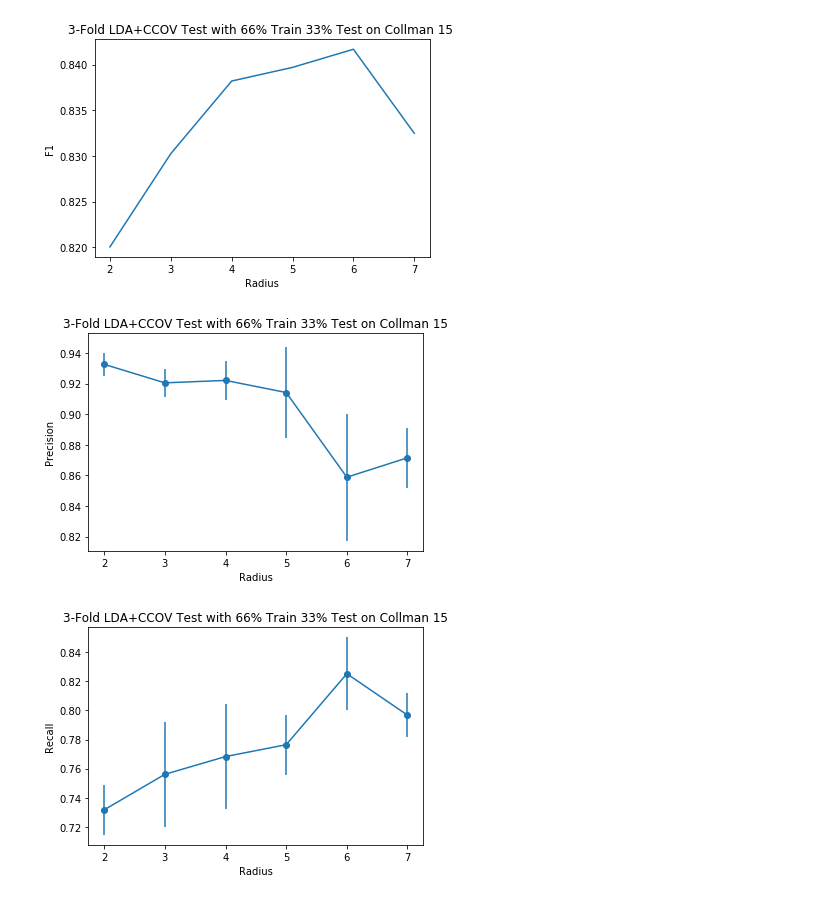
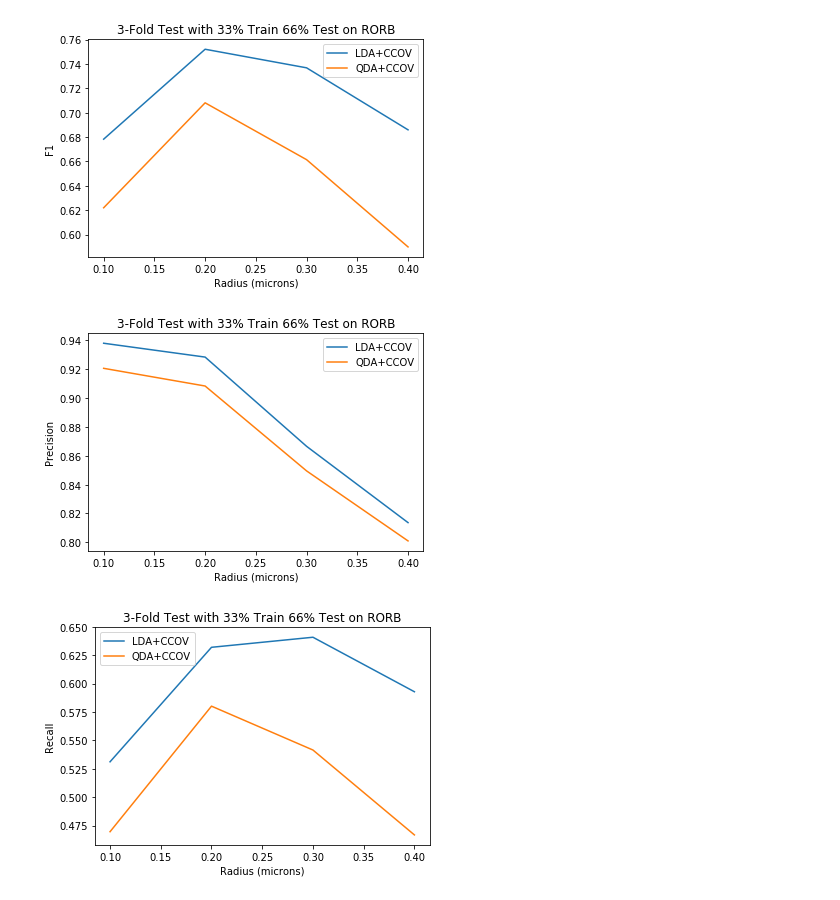
Before and after one commit to zainebrahim/nomads, a Jupyter notebook: source/bstadt/features/features.ipynb, the cells around one changed output. Drawn from its saved outputs; the diff is of its cells as text; code cells hidden in the pictures.

```diff
--- a/source/bstadt/features/features.ipynb
+++ b/source/bstadt/features/features.ipynb
@@ -57,13 +107,13 @@ def make_positive_feature_vector(train_idx, r):
     centroid = [int(np.mean(elem))\
                 for elem in np.where(label_annot == train_idx)]
     minz = max(int(centroid[0]-r/2), 0)
-    maxz = min(int(centroid[0]+r/2), 26)
+    maxz = min(int(centroid[0]+r/2), 39)
 
     miny = max(centroid[1]-r, 0)
-    maxy = min(centroid[1]+r, 173)
+    maxy = min(centroid[1]+r, 136)
 
     minx = max(centroid[2]-r, 0)
-    maxx = min(centroid[2]+r, 242)
+    maxx = min(centroid[2]+r, 168)
 
     cutout = feature_data[:, minz:maxz, miny:maxy, minx:maxx]
     feature_vector = [np.mean(cutout[i]) for i in range(feature_data.shape[0])]
@@ -74,13 +124,13 @@ def propose_negative_coordinates(r):
                           for elem in feature_data.shape[1:]]
 
     minz = max(int(centroid[0]-r/2), 0)
-    maxz = min(int(centroid[0]+r/2), 26)
+    maxz = min(int(centroid[0]+r/2), 39)
 
     miny = max(centroid[1]-r, 0)
-    maxy = min(centroid[1]+r, 173)
+    maxy = min(centroid[1]+r, 136)
 
     minx = max(centroid[2]-r, 0)
-    maxx = min(centroid[2]+r, 242)
+    maxx = min(centroid[2]+r, 168)
 
     return minz, maxz, miny, maxy, minx, maxx
 
@@ -166,13 +250,13 @@ def run_qda_sim(train_ratio, radius):
 # %%
-trial_summaries = []
-for radius in list(range(2, 8)):
+qda_trial_summaries = []
+for radius in [2, 4, 6, 8]:
     prec_list = []
     rec_list = []
     for i in range(3):
-        prec, rec, n = run_lda_sim(.66, radius)
+        prec, rec, n = run_qda_sim(.33, radius)
         prec_list.append(prec)
         rec_list.append(rec)
-    trial_summaries.append({'train_samples': n,
+    qda_trial_summaries.append({'train_samples': n,
                             'radius': radius,
                             'ave_prec': np.mean(prec_list),
                             'var_prec': np.var(prec_list),
@@ -181,35 +283,49 @@ for radius in list(range(2, 8)):
 # %%
 plt.figure()
-xs = [elem['radius'] for elem in trial_summaries]
-ys = [2*elem['ave_prec']*elem['ave_rec']/(elem['ave_prec']+elem['ave_rec']) for elem in trial_summaries]
-plt.plot(xs, ys)
-plt.title('3-Fold LDA+CCOV Test with 66% Train 33% Test on Collman 15 ')
-plt.xlabel('Radius')
+xs = [elem['radius'] *.05 for elem in lda_trial_summaries]
+ys = [2*elem['ave_prec']*elem['ave_rec']/(elem['ave_prec']+elem['ave_rec']) for elem in lda_trial_summaries]
+plt.plot(xs, ys, label='LDA+CCOV')
+
+xs = [elem['radius'] *.05 for elem in qda_trial_summaries]
+ys = [2*elem['ave_prec']*elem['ave_rec']/(elem['ave_prec']+elem['ave_rec']) for elem in qda_trial_summaries]
+plt.plot(xs, ys, label='QDA+CCOV')
+
+plt.title('3-Fold Test with 33% Train 66% Test on RORB')
+plt.xlabel('Radius (microns)')
 plt.ylabel('F1')
+plt.legend()
 plt.show()
 
 plt.figure()
-xs = [elem['radius'] for elem in trial_summaries]
-ys = [elem['ave_prec'] for elem in trial_summaries]
-y_errs = [np.sqrt(elem['var_prec']) for elem in trial_summaries]
-plt.scatter(xs, ys)
-plt.errorbar(xs, ys, xerr=0, yerr=y_errs)
-plt.title('3-Fold LDA+CCOV Test with 66% Train 33% Test on Collman 15')
-plt.xlabel('Radius')
+xs = [elem['radius'] * .05 for elem in lda_trial_summaries]
+ys = [elem['ave_prec'] for elem in lda_trial_summaries]
+plt.plot(xs, ys, label='LDA+CCOV')
+
+
+xs = [elem['radius'] * .05 for elem in qda_trial_summaries]
+ys = [elem['ave_prec'] for elem in qda_trial_summaries]
+plt.plot(xs, ys, label='QDA+CCOV')
+plt.title('3-Fold Test with 33% Train 66% Test on RORB')
+plt.xlabel('Radius (microns)')
 plt.ylabel('Precision')
+plt.legend()
 plt.show()
 
 plt.figure()
-xs = [elem['radius'] for elem in trial_summaries]
-ys = [elem['ave_rec'] for elem in trial_summaries]
-y_errs = [np.sqrt(elem['var_rec']) for elem in trial_summaries]
-plt.scatter(xs, ys)
-plt.errorbar(xs, ys, xerr=0, yerr=y_errs)
-plt.title('3-Fold LDA+CCOV Test with 66% Train 33% Test on Collman 15')
-plt.xlabel('Radius')
+xs = [elem['radius'] * .05 for elem in lda_trial_summaries ]
+ys = [elem['ave_rec'] for elem in lda_trial_summaries]
+plt.plot(xs, ys, label='LDA+CCOV')
+
+xs = [elem['radius'] *.05 for elem in qda_trial_summaries]
+ys = [elem['ave_rec'] for elem in qda_trial_summaries]
+plt.plot(xs, ys, label='QDA+CCOV')
+
+plt.title('3-Fold Test with 33% Train 66% Test on RORB')
+plt.xlabel('Radius (microns)')
 plt.ylabel('Recall')
+plt.legend()
 plt.show()
 # %% [output]
-[figure, old version]
+[figure, new version]
-[figure, old version]
+[figure, new version]
-[figure, old version]
+[figure, new version]
```
Also changed, not shown: parts of 16 cells of this notebook, 1 other file.
